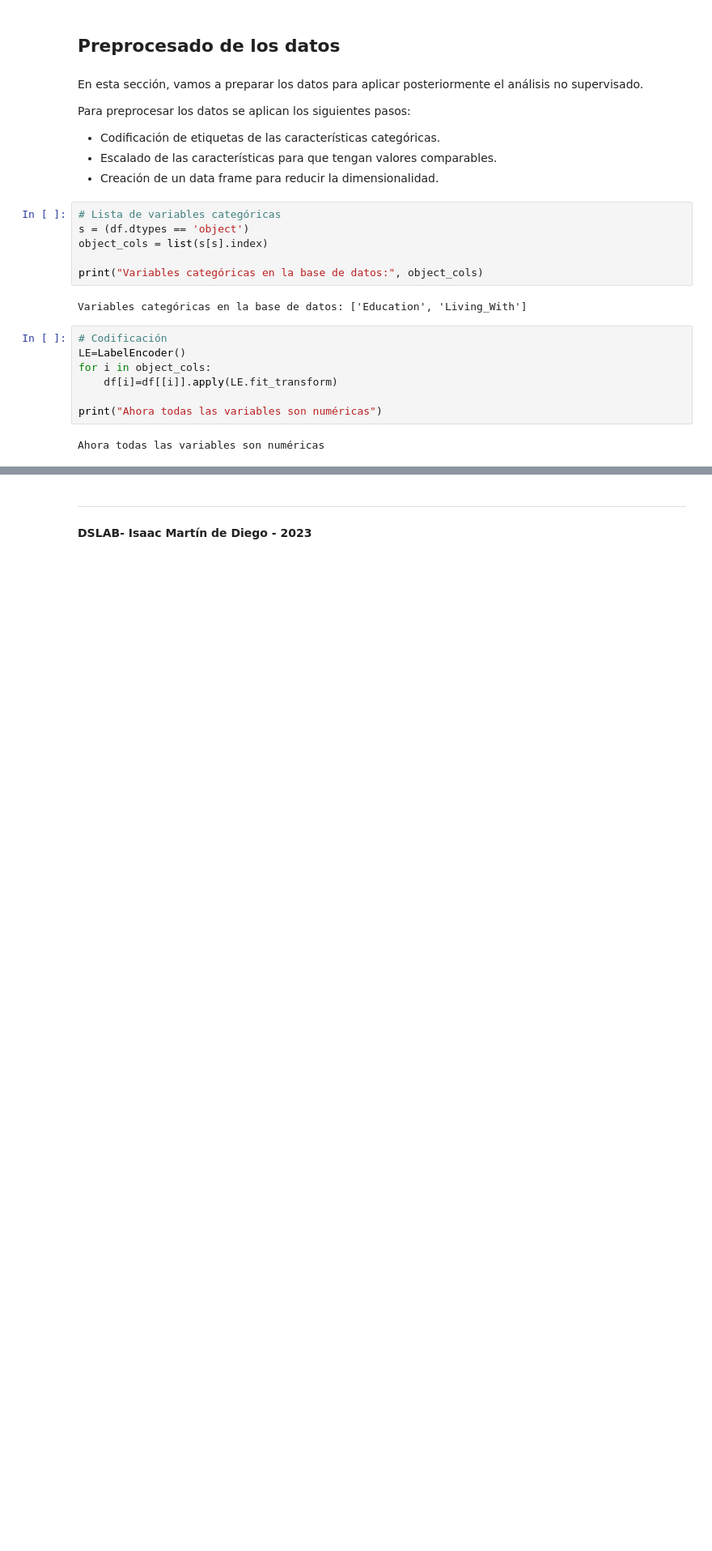
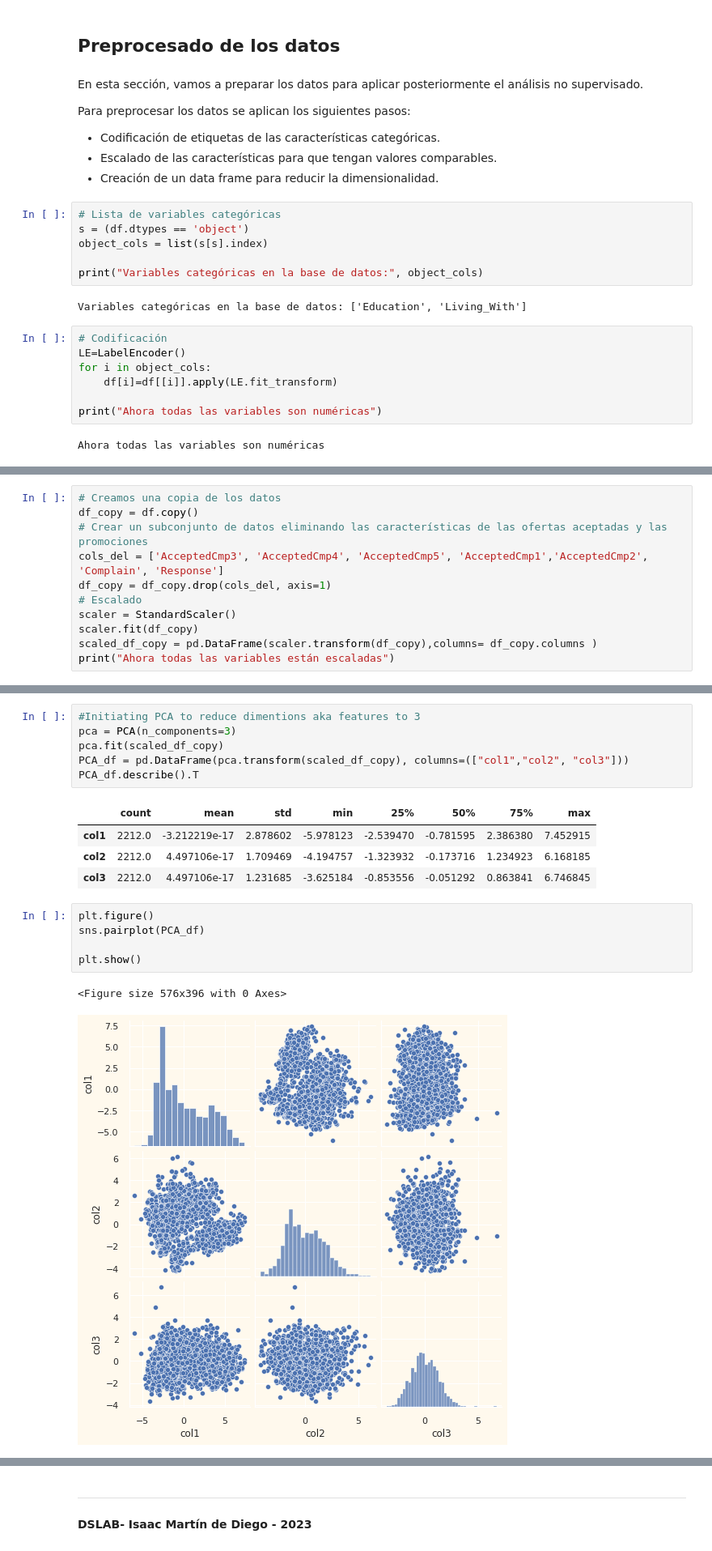
Before and after one commit to IsaacMartindeDiego/IA, a Jupyter notebook: Hierarchical_Clustering.ipynb, the cells around one changed output, grey strips where cells are left out. Shown at 81% size. Saved outputs shown, nothing was run; the diff lists cells and outputs as text; blank space fills up the shorter version.

```diff
--- a/Hierarchical_Clustering.ipynb
+++ b/Hierarchical_Clustering.ipynb
@@ -348,0 +327,11 @@ DBSCAN_dataset.Cluster.value_counts().to_frame()
+# %%
+# Creamos una copia de los datos
+df_copy = df.copy()
+# Crear un subconjunto de datos eliminando las características de las ofertas aceptadas y las promociones
+cols_del = ['AcceptedCmp3', 'AcceptedCmp4', 'AcceptedCmp5', 'AcceptedCmp1','AcceptedCmp2', 'Complain', 'Response']
+df_copy = df_copy.drop(cols_del, axis=1)
+# Escalado
+scaler = StandardScaler()
+scaler.fit(df_copy)
+scaled_df_copy = pd.DataFrame(scaler.transform(df_copy),columns= df_copy.columns )
+print("Ahora todas las variables están escaladas")
@@ -348,0 +359,19 @@ DBSCAN_dataset.Cluster.value_counts().to_frame()
+# %%
+#Initiating PCA to reduce dimentions aka features to 3
+pca = PCA(n_components=3)
+pca.fit(scaled_df_copy)
+PCA_df = pd.DataFrame(pca.transform(scaled_df_copy), columns=(["col1","col2", "col3"]))
+PCA_df.describe().T
+# %% [output]
+|  | count | mean | std | min | 25% | 50% | 75% | max |
+| col1 | 2212.0 | -3.212219e-17 | 2.878602 | -5.978123 | -2.539470 | -0.781595 | 2.386380 | 7.452915 |
+| col2 | 2212.0 | 4.497106e-17 | 1.709469 | -4.194757 | -1.323932 | -0.173716 | 1.234923 | 6.168185 |
+| col3 | 2212.0 | 4.497106e-17 | 1.231685 | -3.625184 | -0.853556 | -0.051292 | 0.863841 | 6.746845 |
+# %%
+plt.figure()
+sns.pairplot(PCA_df)
+
+plt.show()
+# %% [output]
+<Figure size 576x396 with 0 Axes>
+[figure, added]
```
Also changed, not shown: parts of 33 cells of this notebook.
